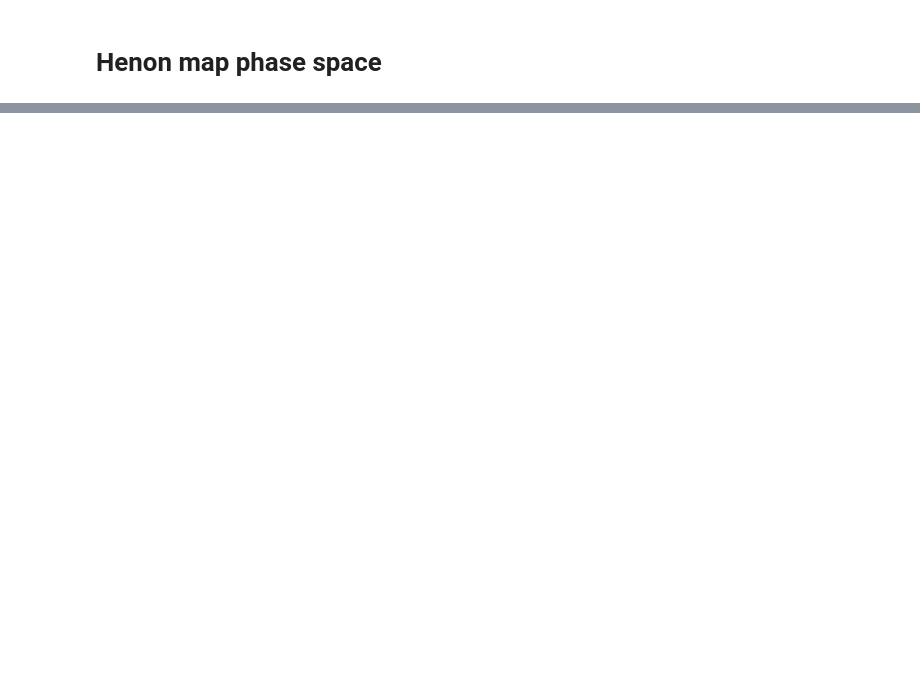
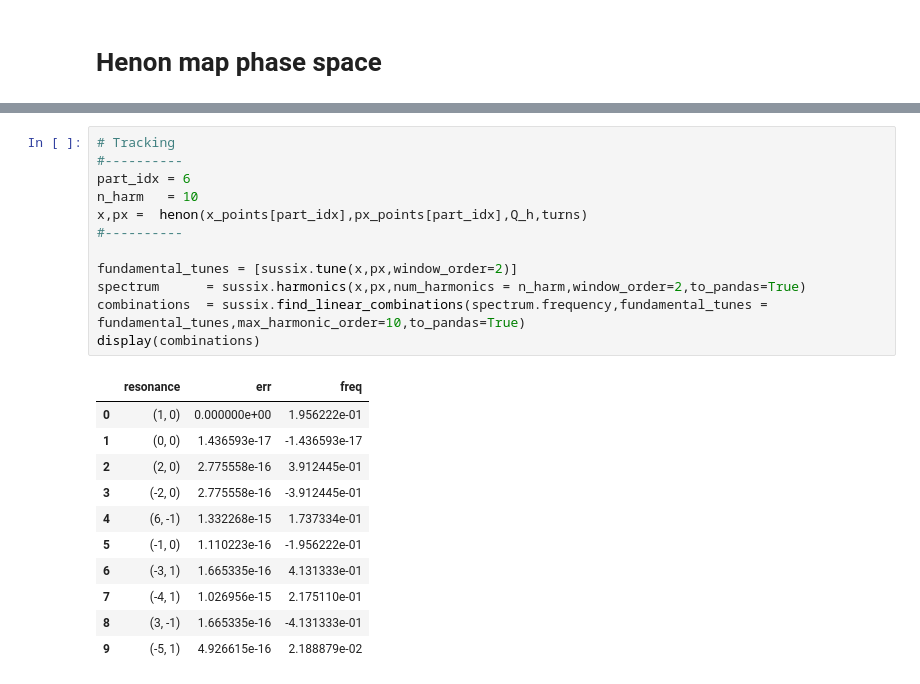
Before and after one commit to xsuite/sussix, a Jupyter notebook: examples/phase_space_phasors.ipynb, the cells around one changed output, grey strips where cells are left out. Cells and saved outputs as stored; diff of their text form; blank space fills up the shorter version.

```diff
--- a/examples/phase_space_phasors.ipynb
+++ b/examples/phase_space_phasors.ipynb
@@ -67,0 +70,24 @@ for n_harm in [3,10,50,100]:
+# %%
+# Tracking
+#----------
+part_idx = 6
+n_harm   = 10
+x,px =  henon(x_points[part_idx],px_points[part_idx],Q_h,turns)
+#----------
+
+fundamental_tunes = [sussix.tune(x,px,window_order=2)]
+spectrum      = sussix.harmonics(x,px,num_harmonics = n_harm,window_order=2,to_pandas=True)
+combinations  = sussix.find_linear_combinations(spectrum.frequency,fundamental_tunes = fundamental_tunes,max_harmonic_order=10,to_pandas=True)
+display(combinations)
+# %% [output]
+|  | resonance | err | freq |
+| 0 | (1, 0) | 0.000000e+00 | 1.956222e-01 |
+| 1 | (0, 0) | 1.436593e-17 | -1.436593e-17 |
+| 2 | (2, 0) | 2.775558e-16 | 3.912445e-01 |
+| 3 | (-2, 0) | 2.775558e-16 | -3.912445e-01 |
+| 4 | (6, -1) | 1.332268e-15 | 1.737334e-01 |
+| 5 | (-1, 0) | 1.110223e-16 | -1.956222e-01 |
+| 6 | (-3, 1) | 1.665335e-16 | 4.131333e-01 |
+| 7 | (-4, 1) | 1.026956e-15 | 2.175110e-01 |
+| 8 | (3, -1) | 1.665335e-16 | -4.131333e-01 |
+| 9 | (-5, 1) | 4.926615e-16 | 2.188879e-02 |
```
Also changed, not shown: parts of 3 cells of this notebook, 9 other files.
